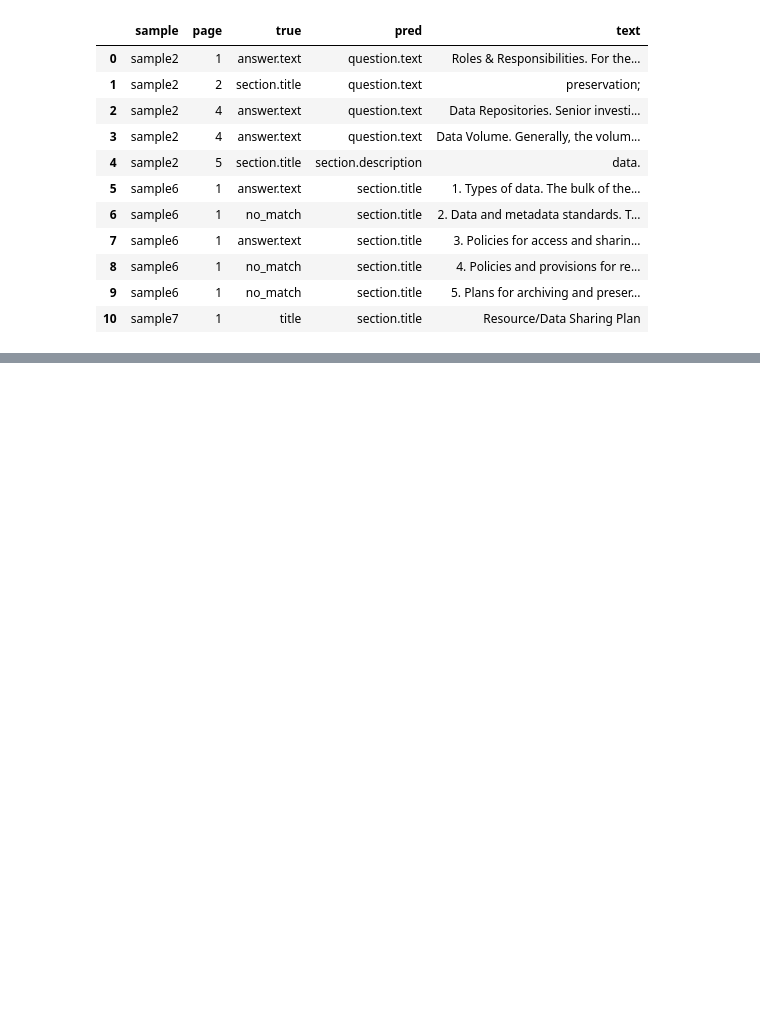
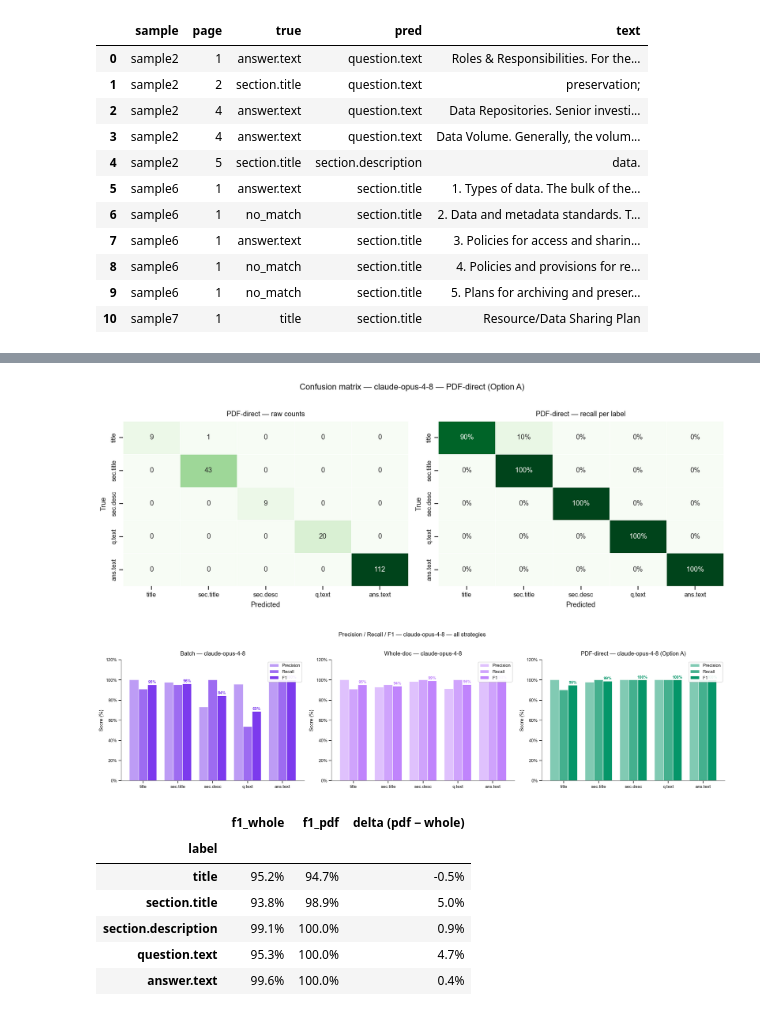
Before and after one commit to fairdataihub/dmpbridge, a Jupyter notebook: notebooks/eval/claude-opus-4-8.ipynb, the cells around one changed output, grey strips where cells are left out. Saved outputs shown, nothing was run; the diff lists cells and outputs as text; code cells hidden in the pictures; blank space fills up the shorter version.

```diff
--- a/notebooks/eval/claude-opus-4-8.ipynb
+++ b/notebooks/eval/claude-opus-4-8.ipynb
@@ -331,0 +479,64 @@ if WHOLEDOC_AVAILABLE and not errs_w.empty:
+# %%
+if PDF_AVAILABLE:
+    # ── Confusion matrix + F1 for PDF-direct ────────────────────────────────
+    mat_p, mat_pn = conf_to_df(conf_p)
+
+    fig, axes = plt.subplots(1, 2, figsize=(14, 5))
+    for ax, mat, fmt, title in [
+        (axes[0], mat_p,  "d",   "PDF-direct — raw counts"),
+        (axes[1], mat_pn, ".0%", "PDF-direct — recall per label"),
+    ]:
+        sns.heatmap(mat, annot=True, fmt=fmt, cmap=CMAP_PDF, linewidths=0.6,
+                    linecolor="white", ax=ax, cbar=False, annot_kws={"size": 11},
+                    vmin=(0 if fmt == ".0%" else None), vmax=(1 if fmt == ".0%" else None))
+        ax.set_title(title, pad=8, fontsize=11)
+        ax.set_xlabel("Predicted", labelpad=6); ax.set_ylabel("True", labelpad=6)
+
+    plt.suptitle(f"Confusion matrix — {MODEL_NAME} — PDF-direct (Option A)", fontsize=13, y=1.02)
+    plt.tight_layout(); plt.show()
+
+    # ── F1 bar chart — all 3 strategies ──────────────────────────────────────
+    df_f1_b_ = compute_f1_rows(conf_b)
+    df_f1_w_ = compute_f1_rows(conf_w)
+    df_f1_p  = compute_f1_rows(conf_p)
+
+    fig, axes = plt.subplots(1, 3, figsize=(20, 5))
+    for ax, df_f1, color, title in [
+        (axes[0], df_f1_b_, COLOR_BATCH, f"Batch — {MODEL_NAME}"),
+        (axes[1], df_f1_w_, COLOR_WHOLE, f"Whole-doc — {MODEL_NAME}"),
+        (axes[2], df_f1_p,  COLOR_PDF,   f"PDF-direct — {MODEL_NAME} (Option A)"),
+    ]:
+        xi, bw = range(len(LABELS)), 0.26
+        ax.bar([i - bw for i in xi], df_f1["precision"]*100, width=bw,
+               label="Precision", color=color, alpha=0.5, edgecolor="white")
+        ax.bar([i      for i in xi], df_f1["recall"]*100,    width=bw,
+               label="Recall",    color=color, alpha=0.75, edgecolor="white")
+        bars = ax.bar([i + bw for i in xi], df_f1["f1"]*100, width=bw,
+                      label="F1", color=color, edgecolor="white")
+        for bar, row in zip(bars, df_f1.itertuples()):
+            ax.text(bar.get_x()+bar.get_width()/2, bar.get_height()+0.8,
+                    f"{row.f1*100:.0f}%", ha="center", va="bottom",
+                    fontsize=9, fontweight="bold", color=color)
+        ax.set_xticks(list(xi)); ax.set_xticklabels(SHORT, fontsize=10)
+        ax.set_ylim(0, 120); ax.set_ylabel("Score (%)"); ax.set_title(title, pad=10)
+        ax.yaxis.set_major_formatter(mticker.FuncFormatter(lambda v, _: f"{v:.0f}%"))
+        ax.legend(loc="upper right", framealpha=0.9); sns.despine(ax=ax)
+
+    plt.suptitle(f"Precision / Recall / F1 — {MODEL_NAME} — all strategies", fontsize=13, y=1.02)
+    plt.tight_layout(); plt.show()
+
+    # ── F1 delta table: PDF-direct vs whole-doc ───────────────────────────────
+    comb = df_f1_w_.set_index("label")[["f1"]].rename(columns={"f1":"f1_whole"}).join(
+           df_f1_p.set_index("label")[["f1"]].rename(columns={"f1":"f1_pdf"}))
+    comb["delta (pdf − whole)"] = comb["f1_pdf"] - comb["f1_whole"]
+    display(comb.style.format("{:.1%}").background_gradient(subset=["f1_whole","f1_pdf"], cmap="Greens"))
+# %% [output]
+[figure, added]
+[figure, added]
+|  | f1_whole | f1_pdf | delta (pdf − whole) |
+| label |  |  |  |
+| title | 95.2% | 94.7% | -0.5% |
+| section.title | 93.8% | 98.9% | 5.0% |
+| section.description | 99.1% | 100.0% | 0.9% |
+| question.text | 95.3% | 100.0% | 4.7% |
+| answer.text | 99.6% | 100.0% | 0.4% |
```
Also changed, not shown: parts of 10 cells of this notebook.
